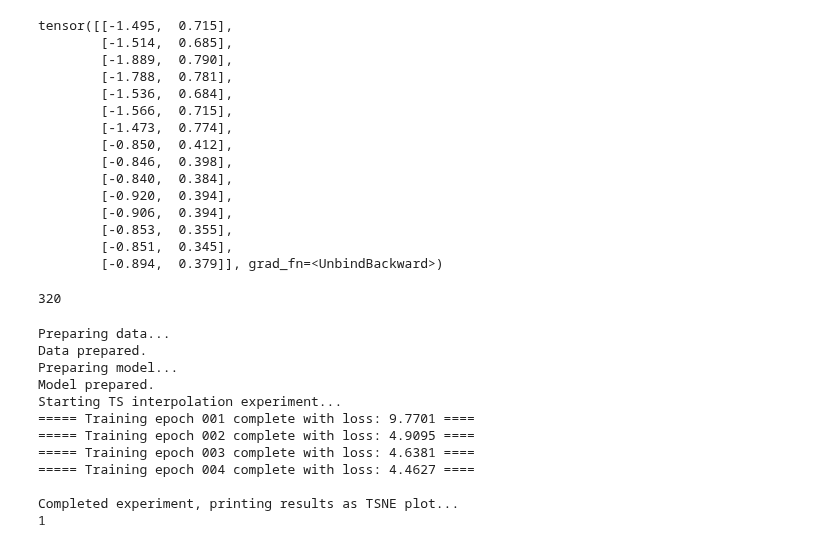
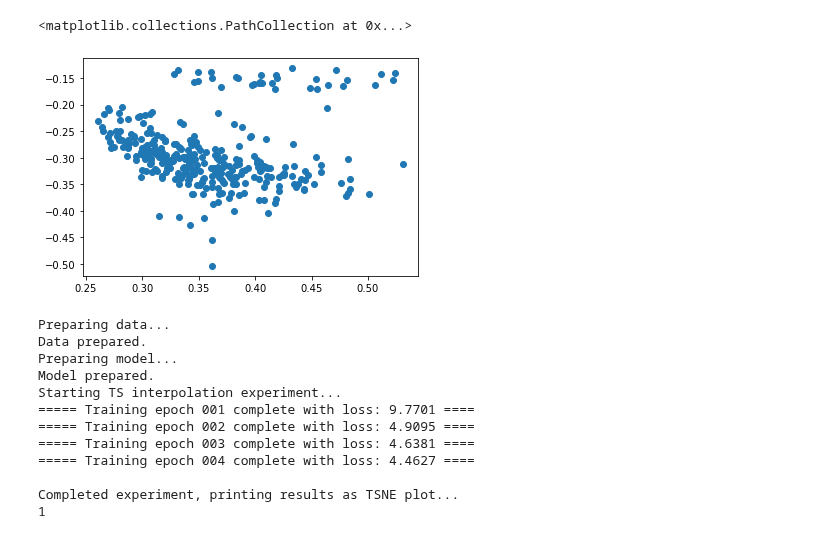
Before and after one commit to avishvj/3d-reactions, a Jupyter notebook: emb.ipynb, the cells around one changed output. Drawn from its saved outputs; the diff is of its cells as text; code cells hidden in the pictures.

Commit message:
got ts postmap graph embedding

```diff
--- a/emb.ipynb
+++ b/emb.ipynb
@@ -24,52 +25,30 @@ Starting TS interpolation experiment...
 
 Completed experiment, use the experiment log to print results...
 # %%
-ts_emb_batches = []
-batches = []
+import matplotlib.pyplot as plt
 
-# get final element of exp_log.embeddings are the final embeddings
-for (node_emb, edge_emb, batch) in exp_log.embeddings[-1]:
-    ts_emb_batch = to_dense_batch(node_emb, batch.x_ts_batch)
-    ts_emb_batches.append(ts_emb_batch[0]) # just append tensors, not true/false values
-    batches.append(batch)
+final_embs_batched = exp_log.embeddings[-1]
+final_embs = [] # i.e. unbatched
+for (node_emb, edge_emb, graph_emb, batch) in final_embs_batched:
+    ts_node_emb_batch = to_dense_batch(node_emb, batch.x_ts_batch)[0] # just append tensors, not true/false values
+    for mol_id, ts_node_emb in enumerate(ts_node_emb_batch):
+        final_embs.append((ts_node_emb, graph_emb[mol_id]))
 
-# get each ts from batch and put consecutively in list
-ts_embs = [ts_emb for ts_emb_batch in ts_emb_batches for ts_emb in ts_emb_batch]
+graph_embs = [graph_emb.detach().numpy() for (_, graph_emb) in final_embs]
+
+# graph_embs = torch.cat(graph_embs) = shape 640
 
 # node_embs = torch.cat(node_embs, dim = 0)
 
 # xs, ys = zip(*TSNE().fit_transform(node_embs.detach().numpy()))
 # plt.scatter(xs, ys)
 # node_embs.shape
 
-ts_embs[0]
+plt.scatter(*zip(*graph_embs))
+# plt.scatter(graph_embs)
 # %% [output]
-tensor([[-1.495,  0.715],
-        [-1.514,  0.685],
-        [-1.889,  0.790],
-        [-1.788,  0.781],
-        [-1.536,  0.684],
-        [-1.566,  0.715],
-        [-1.473,  0.774],
-        [-0.850,  0.412],
-        [-0.846,  0.398],
-        [-0.840,  0.384],
-        [-0.920,  0.394],
-        [-0.906,  0.394],
-        [-0.853,  0.355],
-        [-0.851,  0.345],
-        [-0.894,  0.379]], grad_fn=<UnbindBackward>)
+<matplotlib.collections.PathCollection at 0x...>
+[figure, added]
-# %%
-ts_embs = [ts_emb for ts_emb_batch in ts_emb_batches for ts_emb in ts_emb_batch]
-
-# xs, ys = zip(*TSNE().fit_transform(ts_embs[0].detach().numpy()))
-
-# have to create a graph embedding! this is just positions to plot
-#ts_embs[0].detach().numpy()[0]
-
-len(ts_embs)
-# %% [output]
-320
 # %%
 %run -i experiments/model_learning/what_is_learned
 # %% [output]
```
Also changed, not shown: parts of 1 cell of this notebook, 4 other files.
